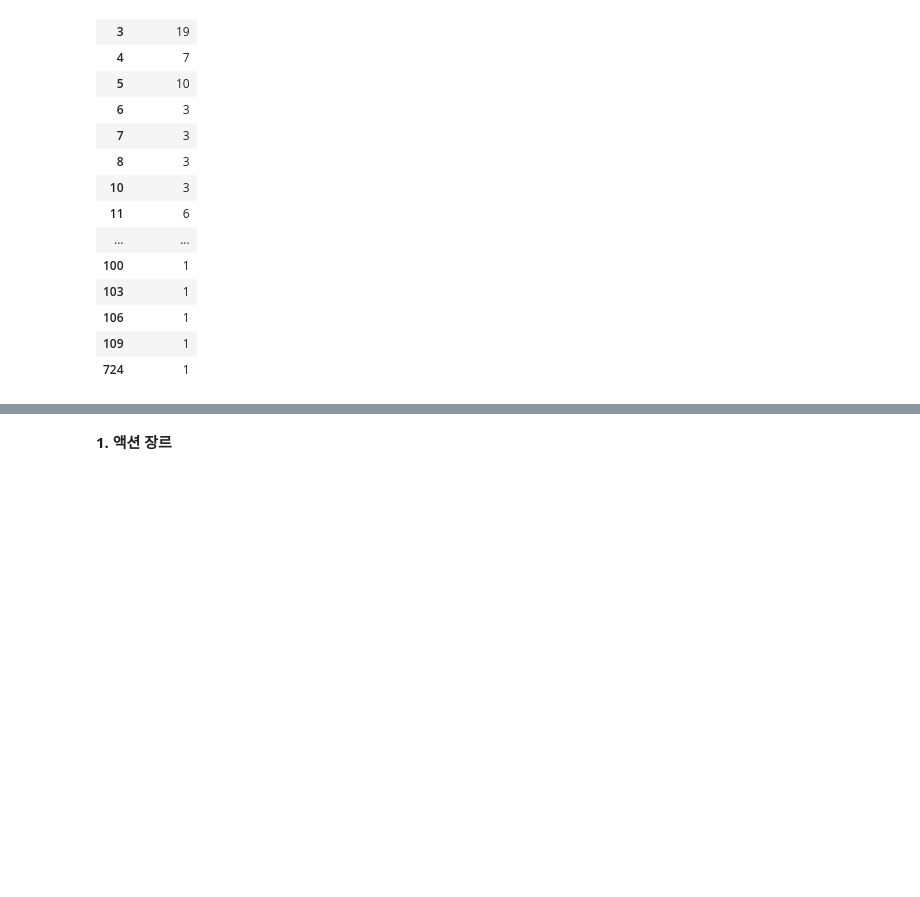
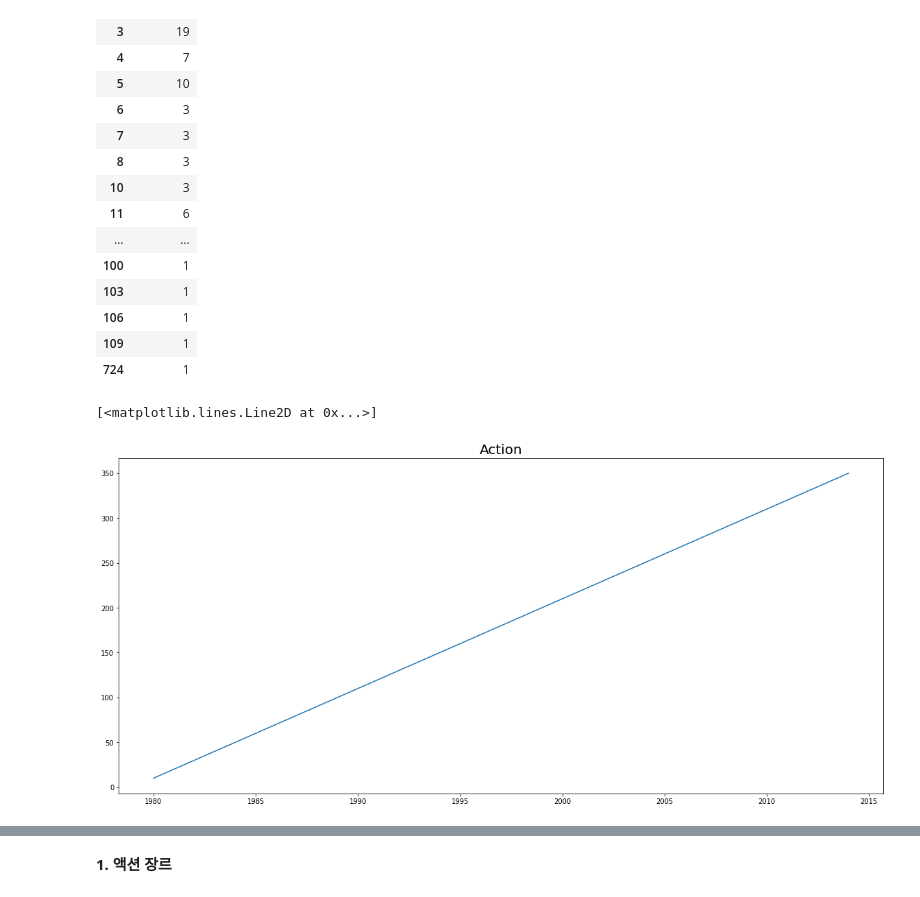
Before and after one commit to hoonputer/Section1_Project, a Jupyter notebook: Untitled6.ipynb, the cells around one changed output, grey strips where cells are left out. Drawn from its saved outputs; the diff is of its cells as text; code cells hidden in the pictures; blank space fills up the shorter version.

```diff
--- a/Untitled6.ipynb
+++ b/Untitled6.ipynb
@@ -794,3 +794,12 @@ genre_action_sales
 | 106 | 1 |
 | 109 | 1 |
 | 724 | 1 |
+# %%
+x = list(range(1980,2015))
+y = genre_action_num
+plt.figure(figsize=(20,9))
+plt.title('Action', fontsize=20)
+plt.plot(x,y)
+# %% [output]
+[<matplotlib.lines.Line2D at 0x...>]
+[figure, added]
```
Also changed, not shown: parts of 15 cells of this notebook.
